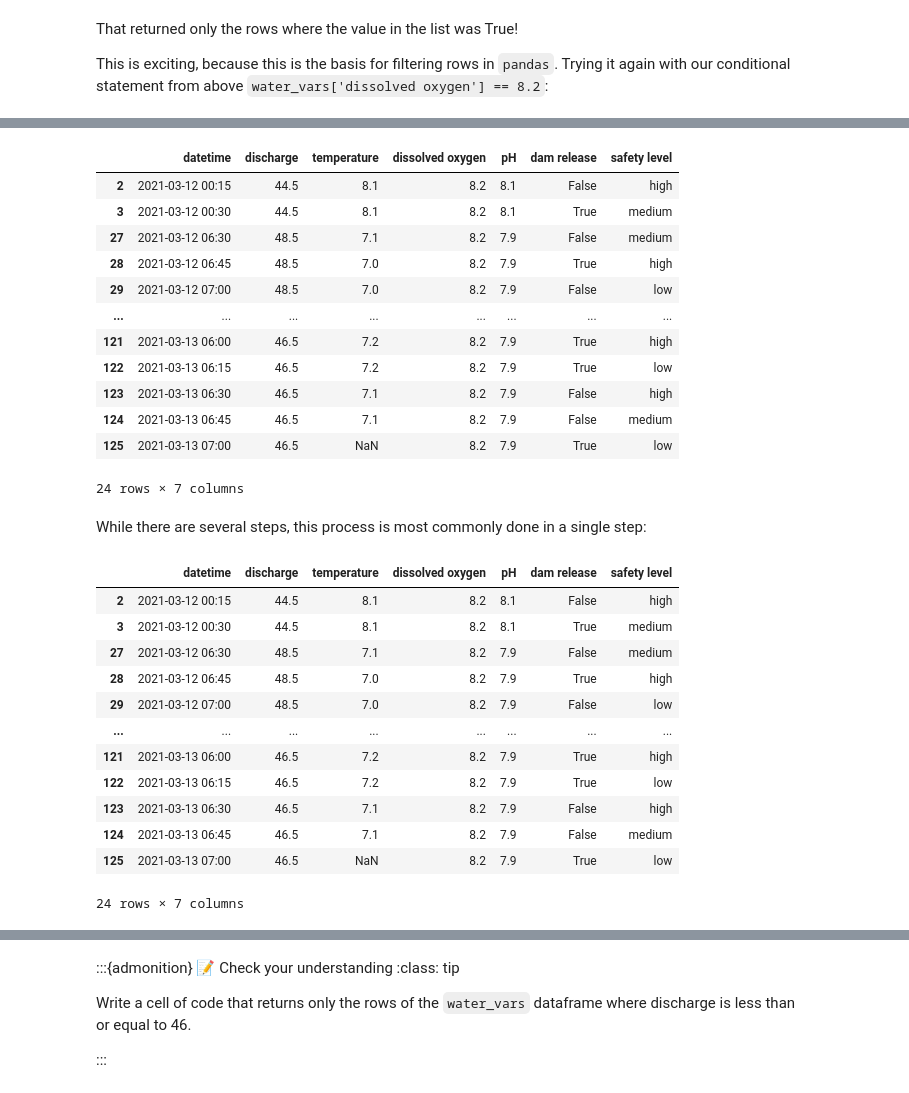
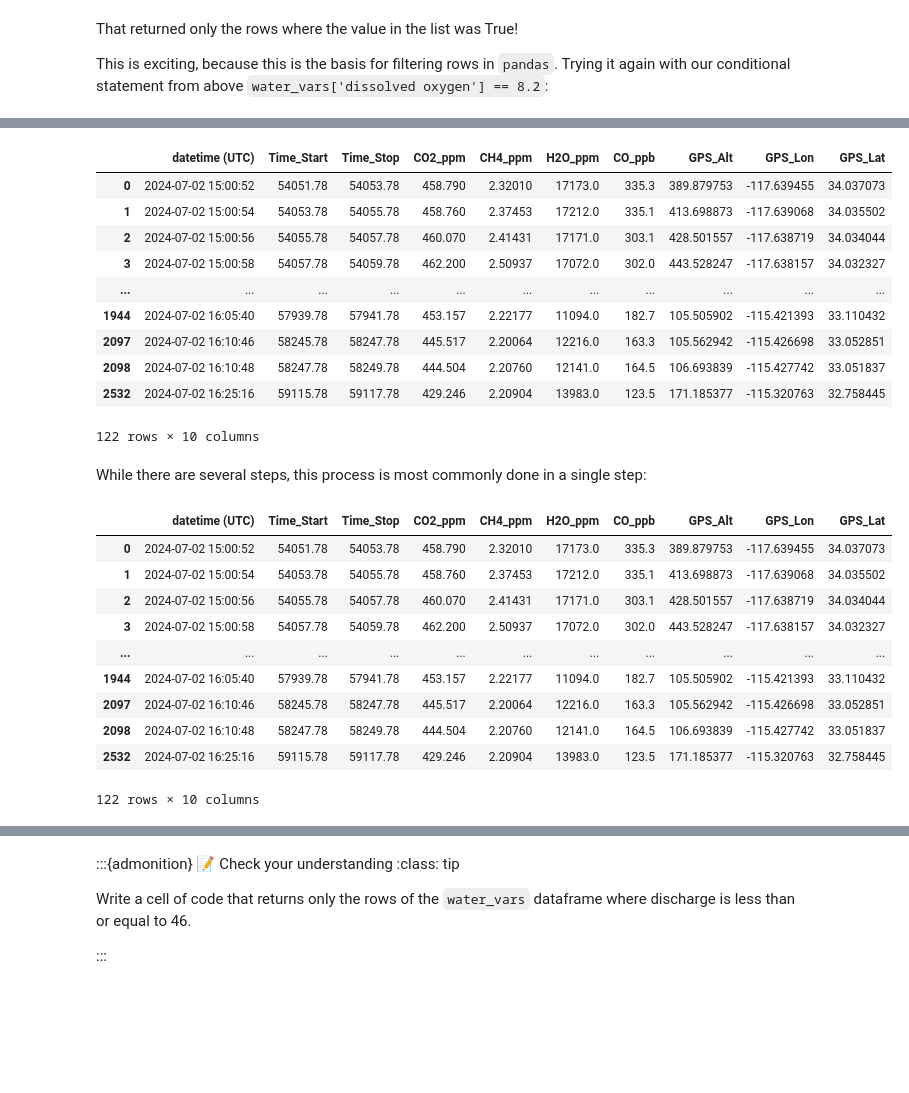
Before and after one commit to NASA-SARP/sarp_lessons, a Jupyter notebook: sarp_lessons/1_python_progression/2-tabular_data/2-2_filtering_groupby.ipynb, the cells around one changed output, grey strips where cells are left out. Cells and saved outputs as stored; diff of their text form; code cells hidden in the pictures; blank space fills up the shorter version.

```diff
--- a/sarp_lessons/1_python_progression/2-tabular_data/2-2_filtering_groupby.ipynb
+++ b/sarp_lessons/1_python_progression/2-tabular_data/2-2_filtering_groupby.ipynb
@@ -21,4 +23,4 @@ We'll be using the same USGS water dataset as lesson 3.  Here we read and pre-pr
 import pandas as pd
 
 # This line shortens the output
-pd.set_option('display.max_rows', 10)
+pd.set_option('display.max_rows', 8)
@@ -62,0 +64,5 @@ water_vars
+# %%
+picarro_flight = pd.read_csv(
+    './data/SARP-PICARRO-GHG-SLOW_DA-B200_20240702_R0_L1.ict',
+    skiprows=40,
+)
@@ -62,0 +104,11 @@ water_vars
+# %%
+# Fill -9999 with NaN
+picarro_flight.replace(-9999, np.nan, inplace=True)
+# Remove any rows before data started to be collected
+picarro_flight = picarro_flight[~picarro_flight[' CO2_ppm'].isnull()]
+picarro_flight.reset_index(drop=True, inplace=True)
+# Convert the star time to a datetime and insert it as the first column in the dataframe
+picarro_flight.insert(0, 'datetime (UTC)', picarro_flight.apply(
+    lambda row: datetime(2024, 7, 2) + timedelta(seconds=round(row['Time_Start'])),
+    axis=1
+))
@@ -101,38 +192,34 @@ This is exciting, because this is the basis for filtering rows in `pandas`.  Try
 # %%
 # make a dataframe indicating where dissolved oxygen == 8.2
-boolean_dataframe = water_vars['dissolved oxygen'] == 8.2
+boolean_dataframe = picarro_flight[' CH4_ppm'] > 2.2
 # %%
 # returns only the rows where dissolved oxygen == 8.2
-water_vars[boolean_dataframe]
+picarro_flight[boolean_dataframe]
 # %% [output]
-|  | datetime | discharge | temperature | dissolved oxygen | pH | dam release | safety level |
-| 2 | 2021-03-12 00:15 | 44.5 | 8.1 | 8.2 | 8.1 | False | high |
-| 3 | 2021-03-12 00:30 | 44.5 | 8.1 | 8.2 | 8.1 | True | medium |
-| 27 | 2021-03-12 06:30 | 48.5 | 7.1 | 8.2 | 7.9 | False | medium |
-| 28 | 2021-03-12 06:45 | 48.5 | 7.0 | 8.2 | 7.9 | True | high |
-| 29 | 2021-03-12 07:00 | 48.5 | 7.0 | 8.2 | 7.9 | False | low |
-| ... | ... | ... | ... | ... | ... | ... | ... |
-| 121 | 2021-03-13 06:00 | 46.5 | 7.2 | 8.2 | 7.9 | True | high |
-| 122 | 2021-03-13 06:15 | 46.5 | 7.2 | 8.2 | 7.9 | True | low |
-| 123 | 2021-03-13 06:30 | 46.5 | 7.1 | 8.2 | 7.9 | False | high |
-| 124 | 2021-03-13 06:45 | 46.5 | 7.1 | 8.2 | 7.9 | False | medium |
-| 125 | 2021-03-13 07:00 | 46.5 | NaN | 8.2 | 7.9 | True | low |
+|  | datetime (UTC) | Time_Start | Time_Stop | CO2_ppm | CH4_ppm | H2O_ppm | CO_ppb | GPS_Alt | GPS_Lon | GPS_Lat |
+| 0 | 2024-07-02 15:00:52 | 54051.78 | 54053.78 | 458.790 | 2.32010 | 17173.0 | 335.3 | 389.879753 | -117.639455 | 34.037073 |
+| 1 | 2024-07-02 15:00:54 | 54053.78 | 54055.78 | 458.760 | 2.37453 | 17212.0 | 335.1 | 413.698873 | -117.639068 | 34.035502 |
+| 2 | 2024-07-02 15:00:56 | 54055.78 | 54057.78 | 460.070 | 2.41431 | 17171.0 | 303.1 | 428.501557 | -117.638719 | 34.034044 |
+| 3 | 2024-07-02 15:00:58 | 54057.78 | 54059.78 | 462.200 | 2.50937 | 17072.0 | 302.0 | 443.528247 | -117.638157 | 34.032327 |
+| ... | ... | ... | ... | ... | ... | ... | ... | ... | ... | ... |
+| 1944 | 2024-07-02 16:05:40 | 57939.78 | 57941.78 | 453.157 | 2.22177 | 11094.0 | 182.7 | 105.505902 | -115.421393 | 33.110432 |
+| 2097 | 2024-07-02 16:10:46 | 58245.78 | 58247.78 | 445.517 | 2.20064 | 12216.0 | 163.3 | 105.562942 | -115.426698 | 33.052851 |
+| 2098 | 2024-07-02 16:10:48 | 58247.78 | 58249.78 | 444.504 | 2.20760 | 12141.0 | 164.5 | 106.693839 | -115.427742 | 33.051837 |
+| 2532 | 2024-07-02 16:25:16 | 59115.78 | 59117.78 | 429.246 | 2.20904 | 13983.0 | 123.5 | 171.185377 | -115.320763 | 32.758445 |
-24 rows × 7 columns
+122 rows × 10 columns
 # %% [markdown]
 While there are several steps, this process is most commonly done in a single step:
 # %%
-water_vars[water_vars['dissolved oxygen'] == 8.2]
+picarro_flight[picarro_flight[' CH4_ppm'] > 2.2]
 # %% [output]
-|  | datetime | discharge | temperature | dissolved oxygen | pH | dam release | safety level |
-| 2 | 2021-03-12 00:15 | 44.5 | 8.1 | 8.2 | 8.1 | False | high |
-| 3 | 2021-03-12 00:30 | 44.5 | 8.1 | 8.2 | 8.1 | True | medium |
-| 27 | 2021-03-12 06:30 | 48.5 | 7.1 | 8.2 | 7.9 | False | medium |
-| 28 | 2021-03-12 06:45 | 48.5 | 7.0 | 8.2 | 7.9 | True | high |
-| 29 | 2021-03-12 07:00 | 48.5 | 7.0 | 8.2 | 7.9 | False | low |
-| ... | ... | ... | ... | ... | ... | ... | ... |
-| 121 | 2021-03-13 06:00 | 46.5 | 7.2 | 8.2 | 7.9 | True | high |
-| 122 | 2021-03-13 06:15 | 46.5 | 7.2 | 8.2 | 7.9 | True | low |
-| 123 | 2021-03-13 06:30 | 46.5 | 7.1 | 8.2 | 7.9 | False | high |
-| 124 | 2021-03-13 06:45 | 46.5 | 7.1 | 8.2 | 7.9 | False | medium |
-| 125 | 2021-03-13 07:00 | 46.5 | NaN | 8.2 | 7.9 | True | low |
+|  | datetime (UTC) | Time_Start | Time_Stop | CO2_ppm | CH4_ppm | H2O_ppm | CO_ppb | GPS_Alt | GPS_Lon | GPS_Lat |
+| 0 | 2024-07-02 15:00:52 | 54051.78 | 54053.78 | 458.790 | 2.32010 | 17173.0 | 335.3 | 389.879753 | -117.639455 | 34.037073 |
+| 1 | 2024-07-02 15:00:54 | 54053.78 | 54055.78 | 458.760 | 2.37453 | 17212.0 | 335.1 | 413.698873 | -117.639068 | 34.035502 |
+| 2 | 2024-07-02 15:00:56 | 54055.78 | 54057.78 | 460.070 | 2.41431 | 17171.0 | 303.1 | 428.501557 | -117.638719 | 34.034044 |
+| 3 | 2024-07-02 15:00:58 | 54057.78 | 54059.78 | 462.200 | 2.50937 | 17072.0 | 302.0 | 443.528247 | -117.638157 | 34.032327 |
+| ... | ... | ... | ... | ... | ... | ... | ... | ... | ... | ... |
+| 1944 | 2024-07-02 16:05:40 | 57939.78 | 57941.78 | 453.157 | 2.22177 | 11094.0 | 182.7 | 105.505902 | -115.421393 | 33.110432 |
+| 2097 | 2024-07-02 16:10:46 | 58245.78 | 58247.78 | 445.517 | 2.20064 | 12216.0 | 163.3 | 105.562942 | -115.426698 | 33.052851 |
+| 2098 | 2024-07-02 16:10:48 | 58247.78 | 58249.78 | 444.504 | 2.20760 | 12141.0 | 164.5 | 106.693839 | -115.427742 | 33.051837 |
+| 2532 | 2024-07-02 16:25:16 | 59115.78 | 59117.78 | 429.246 | 2.20904 | 13983.0 | 123.5 | 171.185377 | -115.320763 | 32.758445 |
-24 rows × 7 columns
+122 rows × 10 columns
```
Also changed, not shown: parts of 63 cells of this notebook, 34 other files.
